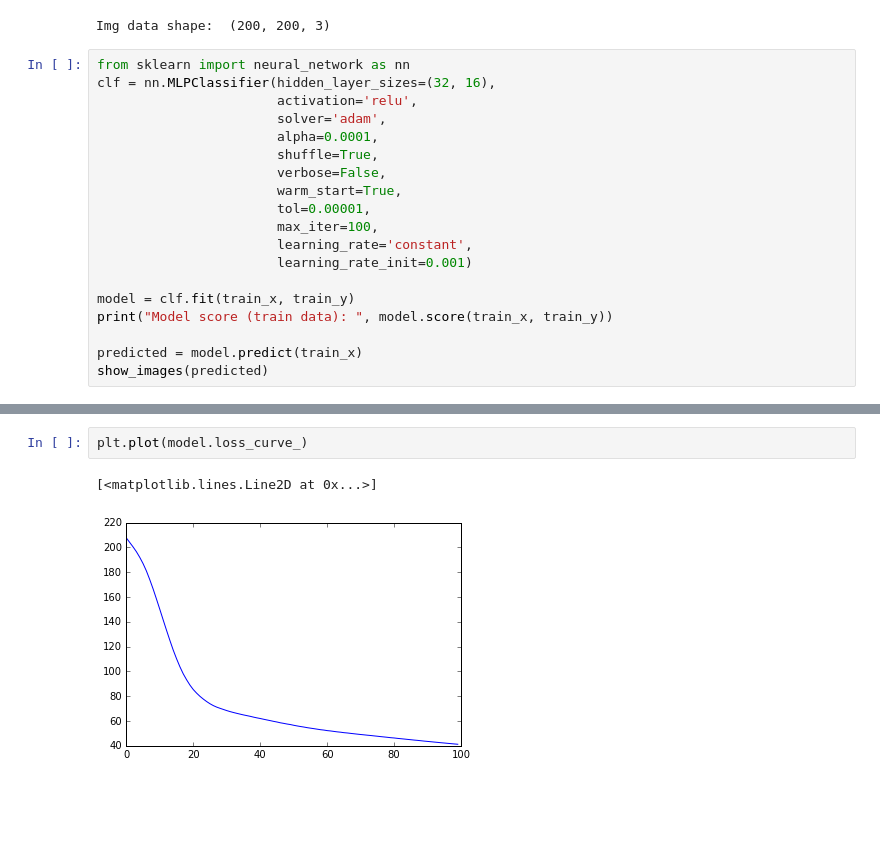
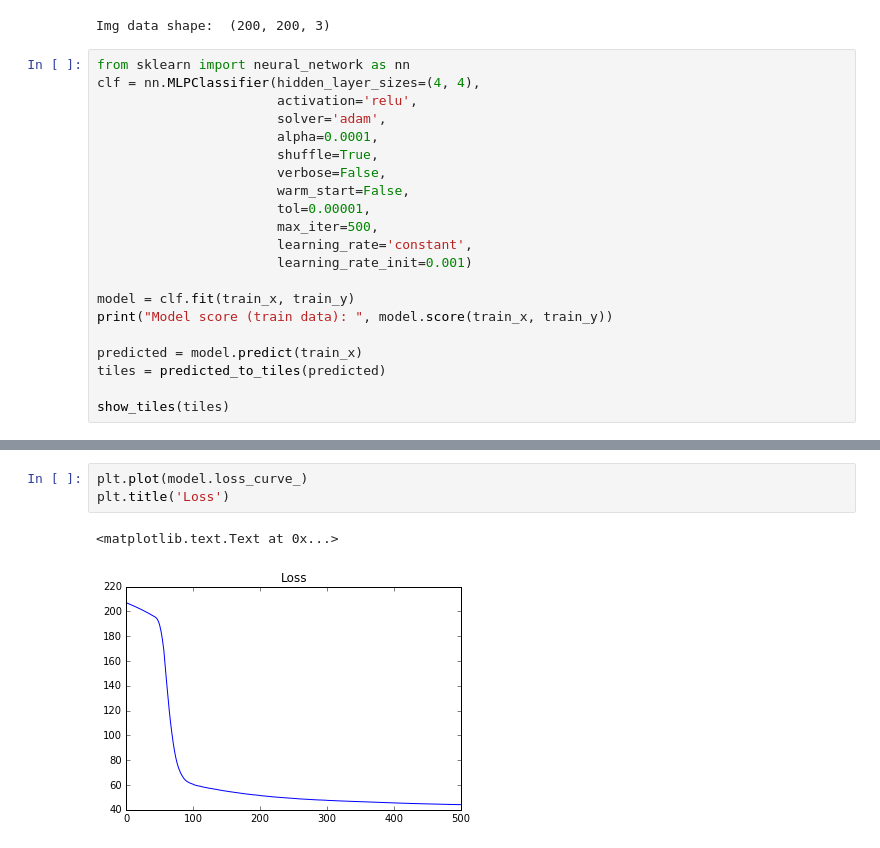
Before and after one commit to Honkl/MFF-NAIL060, a Jupyter notebook: 02/Tiles.ipynb, the cells around one changed output, grey strips where cells are left out. Saved outputs shown, nothing was run; the diff lists cells and outputs as text; blank space fills up the shorter version.

Commit message:
Used tiles showed

```diff
--- a/02/Tiles.ipynb
+++ b/02/Tiles.ipynb
@@ -118,15 +120,15 @@ train_y = np.copy(train_x)
 Img data shape:  (200, 200, 3)
 # %%
 from sklearn import neural_network as nn
-clf = nn.MLPClassifier(hidden_layer_sizes=(32, 16),
+clf = nn.MLPClassifier(hidden_layer_sizes=(4, 4),
                        activation='relu',
                        solver='adam',
                        alpha=0.0001,
                        shuffle=True,
                        verbose=False,
-                       warm_start=True,
+                       warm_start=False,
                        tol=0.00001,
-                       max_iter=100,
+                       max_iter=500,
                        learning_rate='constant',
                        learning_rate_init=0.001)
 
@@ -134,6 +136,8 @@ model = clf.fit(train_x, train_y)
 print("Model score (train data): ", model.score(train_x, train_y))
 
 predicted = model.predict(train_x)
-show_images(predicted)
+tiles = predicted_to_tiles(predicted)
+
+show_tiles(tiles)
 # %% [output]
 Model score (train data):  0.665
@@ -141,5 +168,6 @@ Model score (train data):  0.665
 # %%
 plt.plot(model.loss_curve_)
+plt.title('Loss')
 # %% [output]
-[<matplotlib.lines.Line2D at 0x...>]
+<matplotlib.text.Text at 0x...>
-[figure, old version]
+[figure, new version]
```
Also changed, not shown: parts of 4 cells of this notebook.
